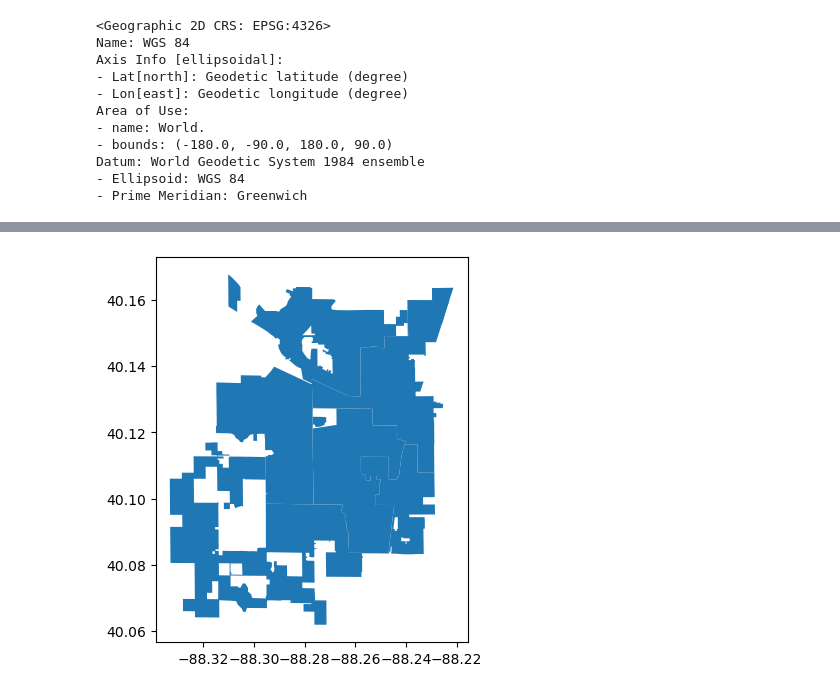
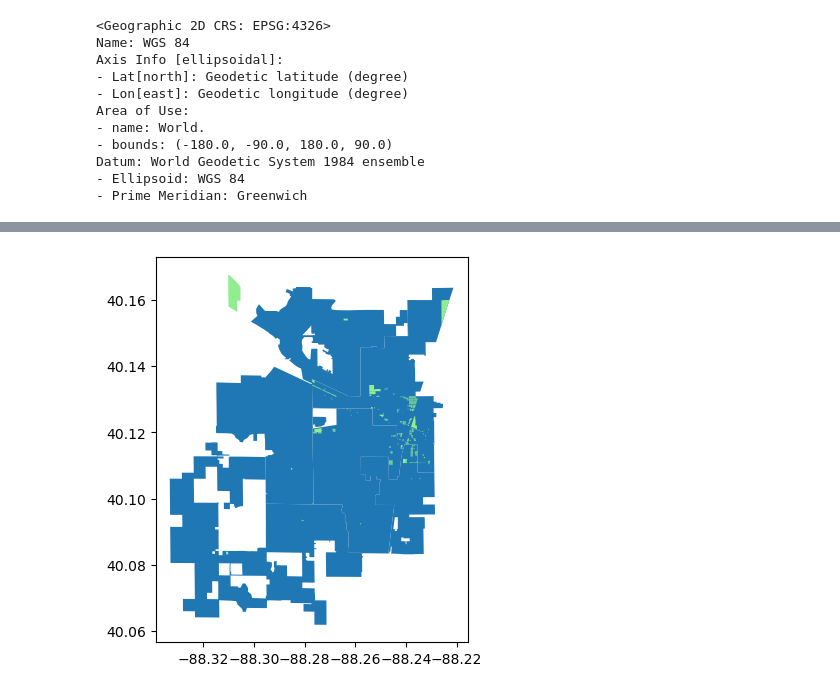
Before and after one commit to UIUC-iSchool-DataViz/is445_bcubcg_fall2022, a Jupyter notebook: week07/inClass_week07.ipynb, the cells around one changed output, grey strips where cells are left out. Cells and saved outputs as stored; diff of their text form; code cells hidden in the pictures.

```diff
--- a/week07/inClass_week07.ipynb
+++ b/week07/inClass_week07.ipynb
@@ -180,7 +180,7 @@ props.head()
 # %%
 fig, ax = plt.subplots(figsize=(5,5))
 councils.plot(ax=ax)
-props.plot(ax=ax)
+props.plot(ax=ax, color='lightgreen')
 plt.show()
 # %% [output]
-[figure, old version]
+[figure, new version]
```
Also changed, not shown: parts of 1 cell of this notebook.
